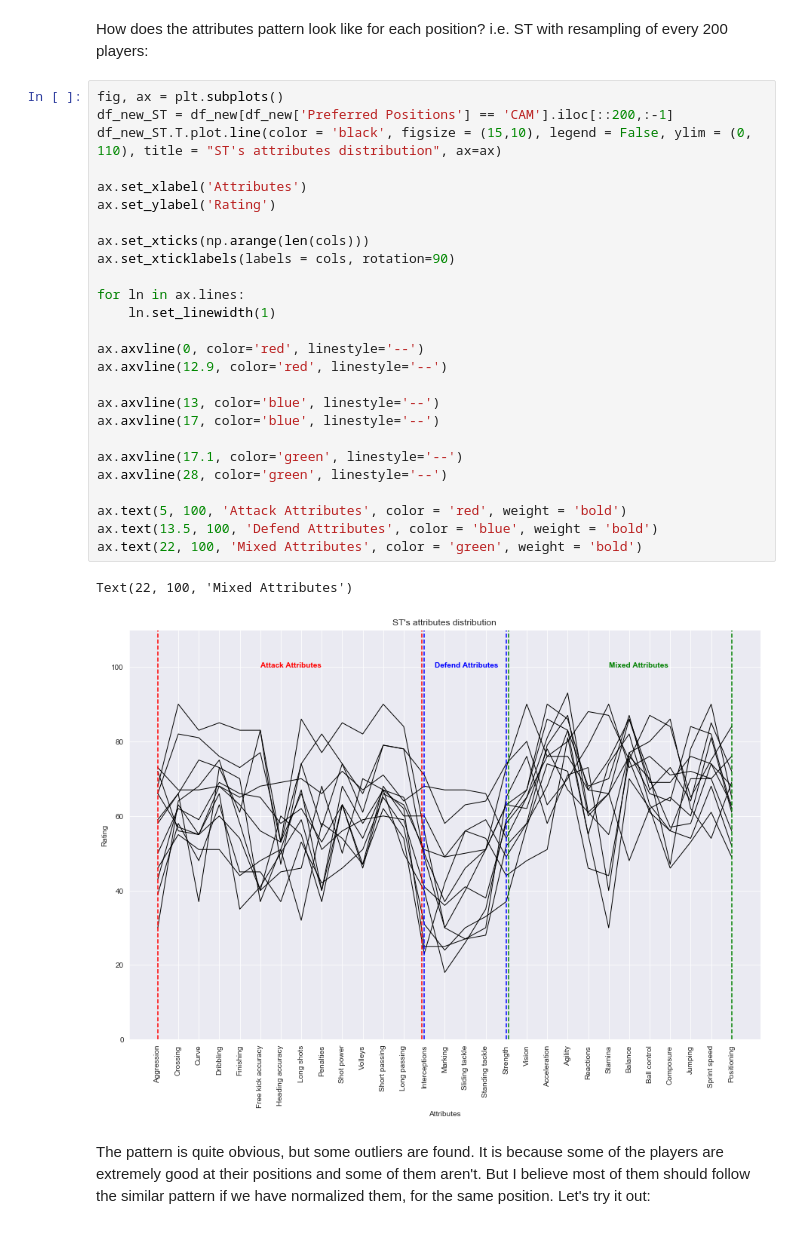
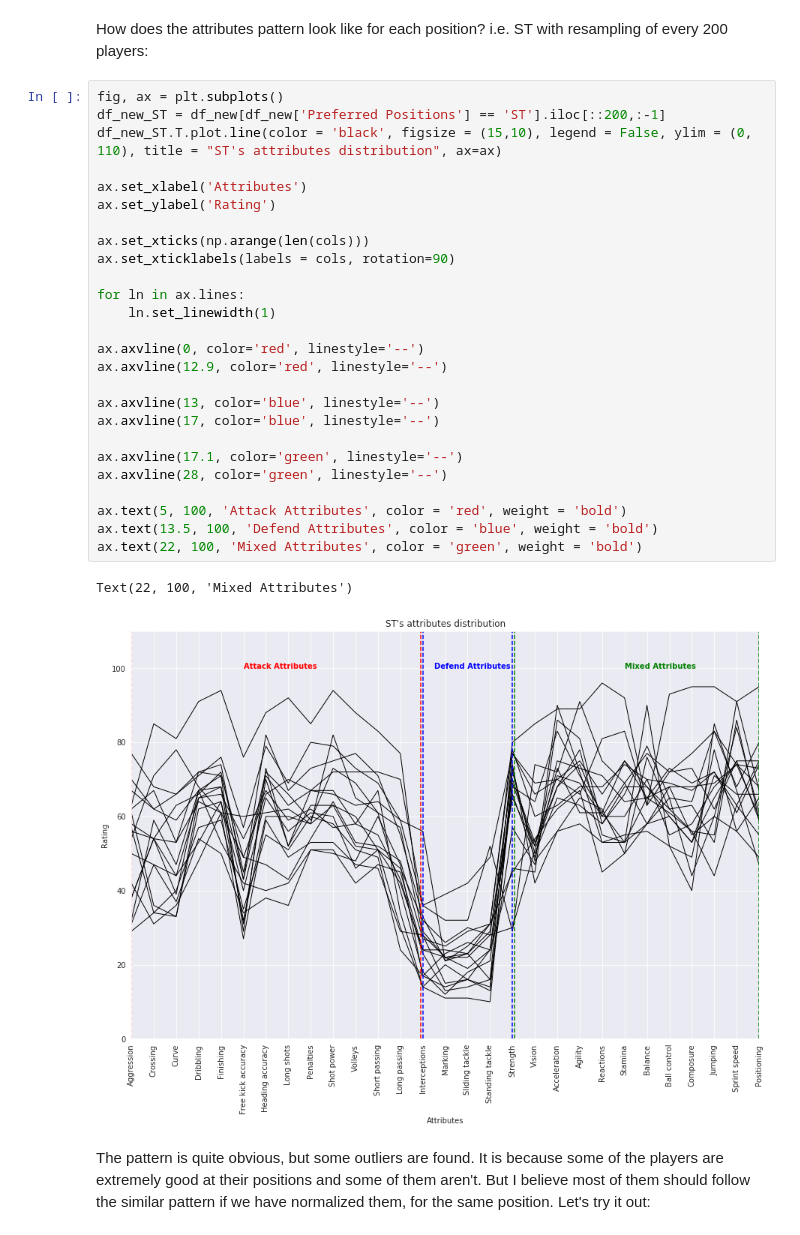
Before and after one commit to 13161272/Machine-Learning-2019, a Jupyter notebook: Assignment 2/2018-FIFA-Predict-Players-Positions.ipynb, the cells around one changed output. Cells and saved outputs as stored; diff of their text form.

```diff
--- a/Assignment 2/2018-FIFA-Predict-Players-Positions.ipynb
+++ b/Assignment 2/2018-FIFA-Predict-Players-Positions.ipynb
@@ -219,33 +209,33 @@ df_new.iloc[::500, :]
 How does the attributes pattern look like for each position? i.e. ST with resampling of every 200 players:
 # %%
 fig, ax = plt.subplots()
-df_new_ST = df_new[df_new['Preferred Positions'] == 'CAM'].iloc[::200,:-1]
+df_new_ST = df_new[df_new['Preferred Positions'] == 'ST'].iloc[::200,:-1]
 df_new_ST.T.plot.line(color = 'black', figsize = (15,10), legend = False, ylim = (0, 110), title = "ST's attributes distribution", ax=ax)
 
 ax.set_xlabel('Attributes')
 ax.set_ylabel('Rating')
 
 ax.set_xticks(np.arange(len(cols)))
 ax.set_xticklabels(labels = cols, rotation=90)
 
 for ln in ax.lines:
     ln.set_linewidth(1)
 
 ax.axvline(0, color='red', linestyle='--')
 ax.axvline(12.9, color='red', linestyle='--')
 
 ax.axvline(13, color='blue', linestyle='--')
 ax.axvline(17, color='blue', linestyle='--')
 
 ax.axvline(17.1, color='green', linestyle='--')
 ax.axvline(28, color='green', linestyle='--')
 
 ax.text(5, 100, 'Attack Attributes', color = 'red', weight = 'bold')
 ax.text(13.5, 100, 'Defend Attributes', color = 'blue', weight = 'bold')
 ax.text(22, 100, 'Mixed Attributes', color = 'green', weight = 'bold')
 # %% [output]
 Text(22, 100, 'Mixed Attributes')
-[figure, old version]
+[figure, new version]
 # %% [markdown]
 The pattern is quite obvious, but some outliers are found. It is because some of the players are extremely good at their positions and some of them aren't. But I believe most of them should follow the similar pattern if we have normalized them, for the same position. Let's try it out:
 # %%
```
Also changed, not shown: parts of 14 cells of this notebook.
